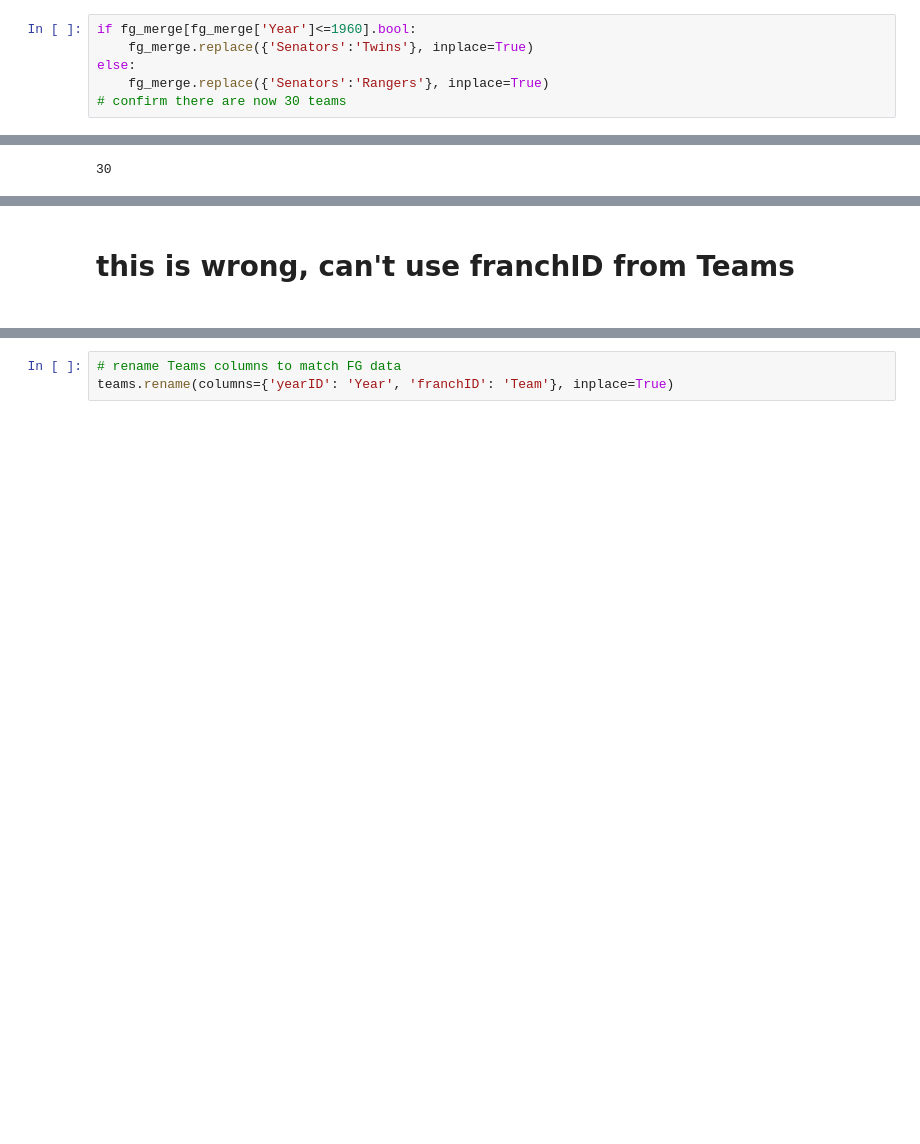
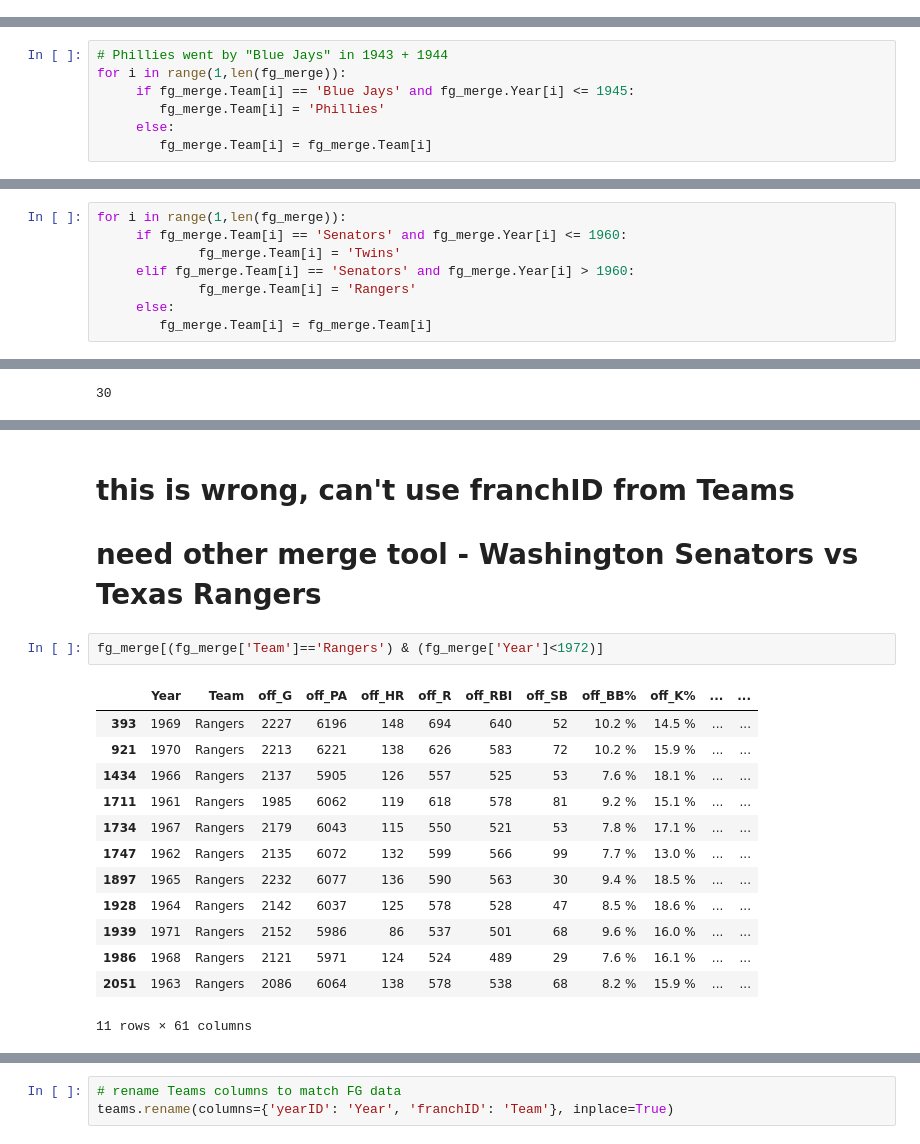
Before and after one commit to lukeremy/codex, a Jupyter notebook: baseball/Baseball data wrangle.ipynb, the cells around one changed output, grey strips where cells are left out. Cells and saved outputs as stored; diff of their text form; blank space fills up the shorter version.

```diff
--- a/baseball/Baseball data wrangle.ipynb
+++ b/baseball/Baseball data wrangle.ipynb
@@ -236,6 +255,0 @@ fg_merge.replace({'Robins':'Dodgers'}, inplace=True)
-# %%
-if fg_merge[fg_merge['Year']<=1960].bool:
-    fg_merge.replace({'Senators':'Twins'}, inplace=True)
-else:
-    fg_merge.replace({'Senators':'Rangers'}, inplace=True)
-# confirm there are now 30 teams
@@ -241,0 +261,7 @@ else:
+# %%
+# Phillies went by "Blue Jays" in 1943 + 1944
+for i in range(1,len(fg_merge)):
+     if fg_merge.Team[i] == 'Blue Jays' and fg_merge.Year[i] <= 1945:
+        fg_merge.Team[i] = 'Phillies'
+     else:
+        fg_merge.Team[i] = fg_merge.Team[i]
@@ -241,0 +275,8 @@ else:
+# %%
+for i in range(1,len(fg_merge)):
+     if fg_merge.Team[i] == 'Senators' and fg_merge.Year[i] <= 1960:
+             fg_merge.Team[i] = 'Twins'
+     elif fg_merge.Team[i] == 'Senators' and fg_merge.Year[i] > 1960:
+             fg_merge.Team[i] = 'Rangers'
+     else:
+        fg_merge.Team[i] = fg_merge.Team[i]
@@ -271,7 +314,23 @@ print(np.unique(teams['franchID']))
  'SFG' 'STL' 'TBD' 'TEX' 'TOR' 'WSN']
 # %% [markdown]
 # this is wrong, can't use franchID from Teams
-#
+# need other merge tool - Washington Senators vs Texas Rangers
+# %%
+fg_merge[(fg_merge['Team']=='Rangers') & (fg_merge['Year']<1972)]
+# %% [output]
+|  | Year | Team | off_G | off_PA | off_HR | off_R | off_RBI | off_SB | off_BB% | off_K% | ... | ... |
+| 393 | 1969 | Rangers | 2227 | 6196 | 148 | 694 | 640 | 52 | 10.2 % | 14.5 % | ... | ... |
+| 921 | 1970 | Rangers | 2213 | 6221 | 138 | 626 | 583 | 72 | 10.2 % | 15.9 % | ... | ... |
+| 1434 | 1966 | Rangers | 2137 | 5905 | 126 | 557 | 525 | 53 | 7.6 % | 18.1 % | ... | ... |
+| 1711 | 1961 | Rangers | 1985 | 6062 | 119 | 618 | 578 | 81 | 9.2 % | 15.1 % | ... | ... |
+| 1734 | 1967 | Rangers | 2179 | 6043 | 115 | 550 | 521 | 53 | 7.8 % | 17.1 % | ... | ... |
+| 1747 | 1962 | Rangers | 2135 | 6072 | 132 | 599 | 566 | 99 | 7.7 % | 13.0 % | ... | ... |
+| 1897 | 1965 | Rangers | 2232 | 6077 | 136 | 590 | 563 | 30 | 9.4 % | 18.5 % | ... | ... |
+| 1928 | 1964 | Rangers | 2142 | 6037 | 125 | 578 | 528 | 47 | 8.5 % | 18.6 % | ... | ... |
+| 1939 | 1971 | Rangers | 2152 | 5986 | 86 | 537 | 501 | 68 | 9.6 % | 16.0 % | ... | ... |
+| 1986 | 1968 | Rangers | 2121 | 5971 | 124 | 524 | 489 | 29 | 7.6 % | 16.1 % | ... | ... |
+| 2051 | 1963 | Rangers | 2086 | 6064 | 138 | 578 | 538 | 68 | 8.2 % | 15.9 % | ... | ... |
+11 rows × 61 columns
 # %%
 # replace team names in Teams with FG team names
 teams.replace({'ANA':'Angels','ARI':'Diamondbacks','ATL':'Braves','BAL':'Orioles','BOS':'Red Sox','CHC':'Cubs',
```
Also changed, not shown: parts of 18 cells of this notebook, 2 other files.
